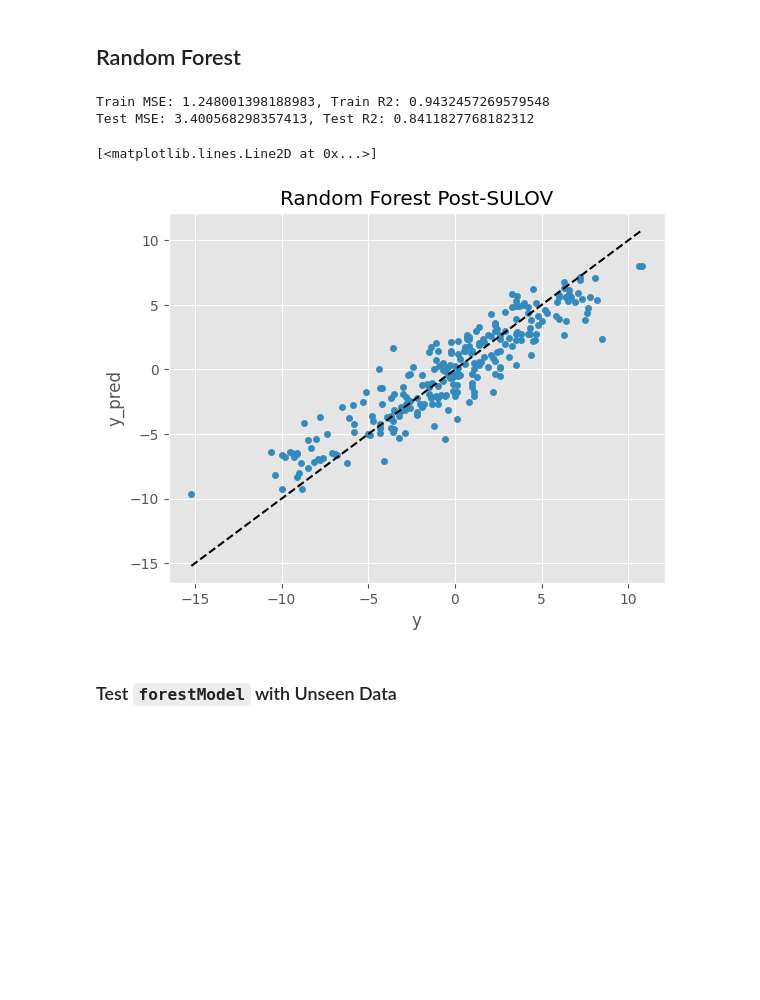
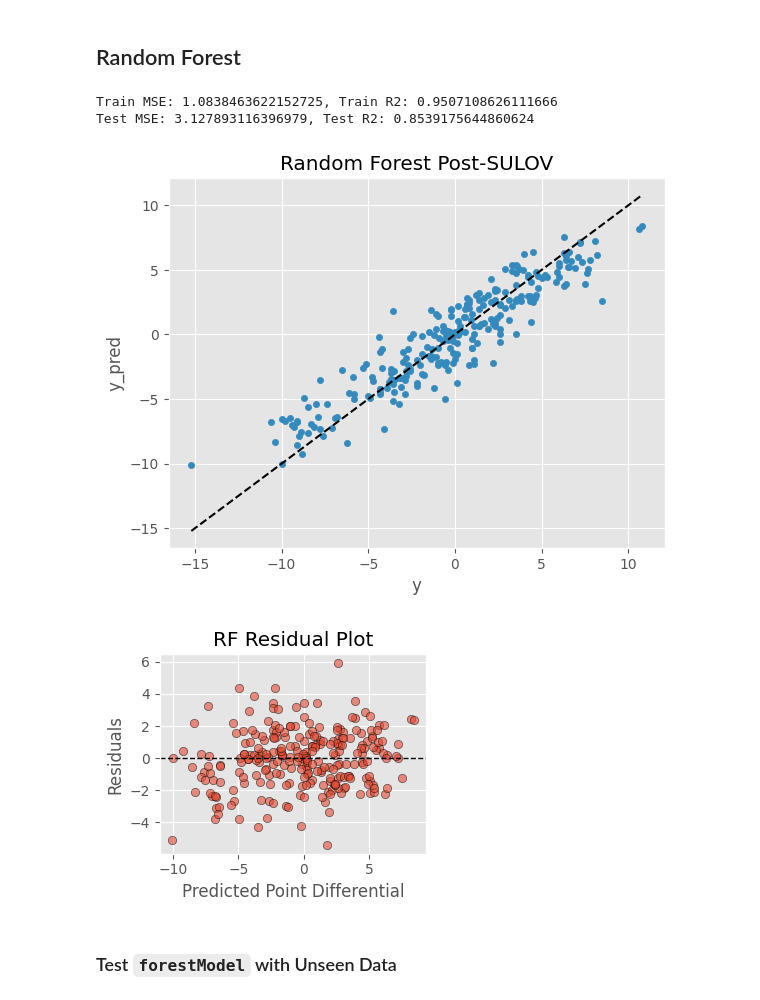
Before and after one commit to CaptainSpaceboy/ECS171-Team12, a Jupyter notebook: Team12.ipynb, the cells around one changed output. Cells and saved outputs as stored; diff of their text form; code cells hidden in the pictures; blank space fills up the shorter version.

Commit message:
Update Team12.ipynb
Added Polynomial features, added residual plots, and saving of graphs

```diff
--- a/Team12.ipynb
+++ b/Team12.ipynb
@@ -1138,22 +1216,0 @@ from sklearn.model_selection import cross_val_score, KFold
-# %%
-from sklearn.linear_model import LinearRegression
-from sklearn.model_selection import train_test_split
-from sklearn.metrics import mean_squared_error, r2_score
-
-model = LinearRegression()
-scores = cross_val_score(model, X, y, cv=5, scoring = 'r2')
-print(scores)
-print(scaled_X_train_df.columns)
-model.fit(scaled_X_train_df, y_train)
-
-#Got this from HW1
-
-y_pred = model.predict(scaled_X_test_df)
-mse = mean_squared_error(y_test, y_pred)
-r2 = r2_score(y_test, y_pred)
-print("MSE: {}, R2: {}".format(mse, r2))
-df = pd.DataFrame({
-    'y': y_test,
-    'y_pred': y_pred
-})
-df.plot.scatter(x='y', y = 'y_pred', title='LinearReg Pre-SULOV')
@@ -1285,37 +1358,50 @@ grid_search = RandomizedSearchCV(estimator = forestModel, param_distributions =
 #print(scores)
 
 forestModel = grid_search.fit(scaled_X_train_df, y_train)
 
 # save the model
 joblib.dump(forestModel, 'RandForestModel.joblib')
 
 #Training Scores
 y_train_pred = forestModel.predict(scaled_X_train_df)
 train_mse = mean_squared_error(y_train, y_train_pred)
 train_r2 = r2_score(y_train, y_train_pred)
 print("Train MSE: {}, Train R2: {}".format(train_mse, train_r2))
 
 #Got this from HW1
 y_pred = forestModel.predict(scaled_X_test_df)
 
 
 #Test scores
 mse = mean_squared_error(y_test, y_pred)
 r2 = r2_score(y_test, y_pred)
 print("Test MSE: {}, Test R2: {}".format(mse, r2))
 df = pd.DataFrame({
     'y': y_test,
     'y_pred': y_pred
 })
 ax = df.plot.scatter(x='y', y = 'y_pred', title='Random Forest Post-SULOV')
 limits = [min(df['y'].min(), df['y_pred'].min()),
           max(df['y'].max(), df['y_pred'].max())]
 ax.plot(limits, limits, 'k--', label='$y=x$ line')
+plt.savefig("RF_pred_vs_actual.png", dpi=300, bbox_inches="tight")
+
+residuals = df['y'] - df['y_pred']
+
+plt.figure(figsize=(3.5,3))  # Single-column width
+plt.scatter(df['y_pred'], residuals, alpha=0.6, edgecolor='black')
+plt.axhline(0, color='k', linestyle='--', linewidth=1)
+plt.xlabel('Predicted Point Differential')
+plt.ylabel('Residuals')
+plt.title('RF Residual Plot')
+plt.tight_layout()
+plt.savefig("RF_Residuals.png", dpi=300, bbox_inches='tight')
+plt.show()
 # %% [output]
-Train MSE: 1.248001398188983, Train R2: 0.9432457269579548
-Test MSE: 3.400568298357413, Test R2: 0.8411827768182312
+Train MSE: 1.0838463622152725, Train R2: 0.9507108626111666
+Test MSE: 3.127893116396979, Test R2: 0.8539175644860624
-[<matplotlib.lines.Line2D at 0x...>]
-[figure, old version]
+[figure, new version]
+[figure, added]
 # %% [markdown]
 ### Test `forestModel` with Unseen Data
 # %%
```
Also changed, not shown: parts of 40 cells of this notebook.
